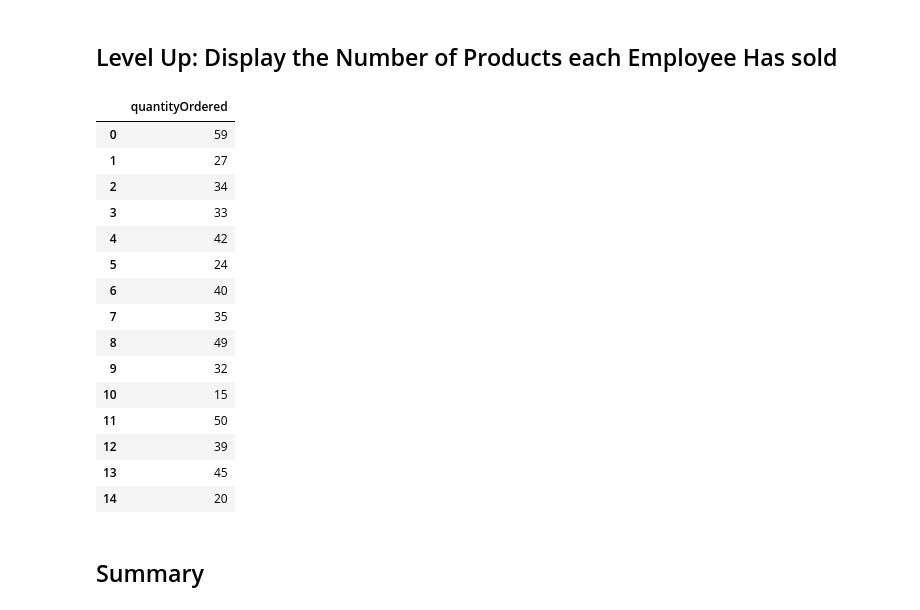
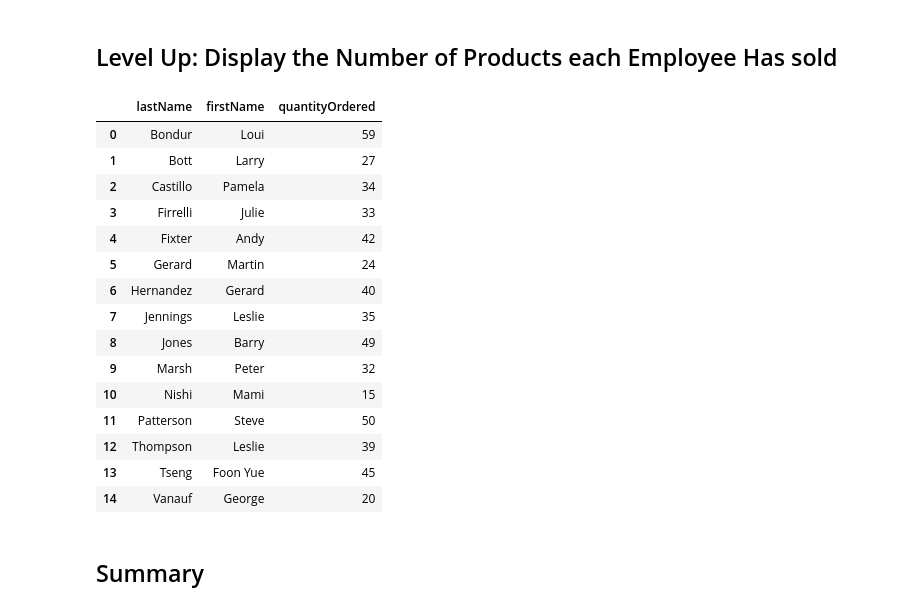
Before and after one commit to kevzha/dsc-1-05-11-join-statements-lab-nyc-ds-career-012819, a Jupyter notebook: index.ipynb, the cells around one changed output. Drawn from its saved outputs; the diff is of its cells as text; code cells hidden in the pictures.

```diff
--- a/index.ipynb
+++ b/index.ipynb
@@ -153,36 +153,36 @@ df
 ## Level Up: Display the Number of Products each Employee Has sold
 # %%
 #Your code here
-cur.execute('''SELECT quantityOrdered FROM employees e
+cur.execute('''SELECT lastName, firstName, quantityOrdered FROM employees e
                         JOIN customers c
                         on e.employeeNumber = c.salesRepemployeeNumber
                         JOIN orders o
                         USING (customerNumber)
                         JOIN orderdetails od
                         USING(orderNumber)
                         JOIN products p
                         USING (productCode)
                         GROUP BY lastName, firstName''')
 df = pd.DataFrame(cur.fetchall())
 df.columns = [i[0] for i in cur.description]
 df
 # %% [output]
-|  | quantityOrdered |
-| 0 | 59 |
-| 1 | 27 |
-| 2 | 34 |
-| 3 | 33 |
-| 4 | 42 |
-| 5 | 24 |
-| 6 | 40 |
-| 7 | 35 |
-| 8 | 49 |
-| 9 | 32 |
-| 10 | 15 |
-| 11 | 50 |
-| 12 | 39 |
-| 13 | 45 |
-| 14 | 20 |
+|  | lastName | firstName | quantityOrdered |
+| 0 | Bondur | Loui | 59 |
+| 1 | Bott | Larry | 27 |
+| 2 | Castillo | Pamela | 34 |
+| 3 | Firrelli | Julie | 33 |
+| 4 | Fixter | Andy | 42 |
+| 5 | Gerard | Martin | 24 |
+| 6 | Hernandez | Gerard | 40 |
+| 7 | Jennings | Leslie | 35 |
+| 8 | Jones | Barry | 49 |
+| 9 | Marsh | Peter | 32 |
+| 10 | Nishi | Mami | 15 |
+| 11 | Patterson | Steve | 50 |
+| 12 | Thompson | Leslie | 39 |
+| 13 | Tseng | Foon Yue | 45 |
+| 14 | Vanauf | George | 20 |
 # %% [markdown]
 ## Summary
 # %% [markdown]
```
